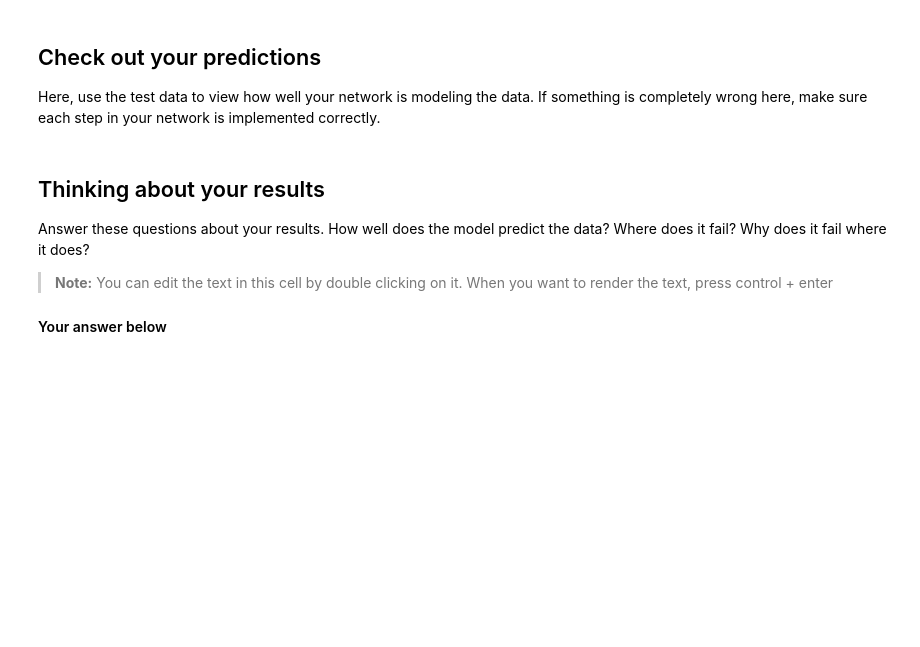
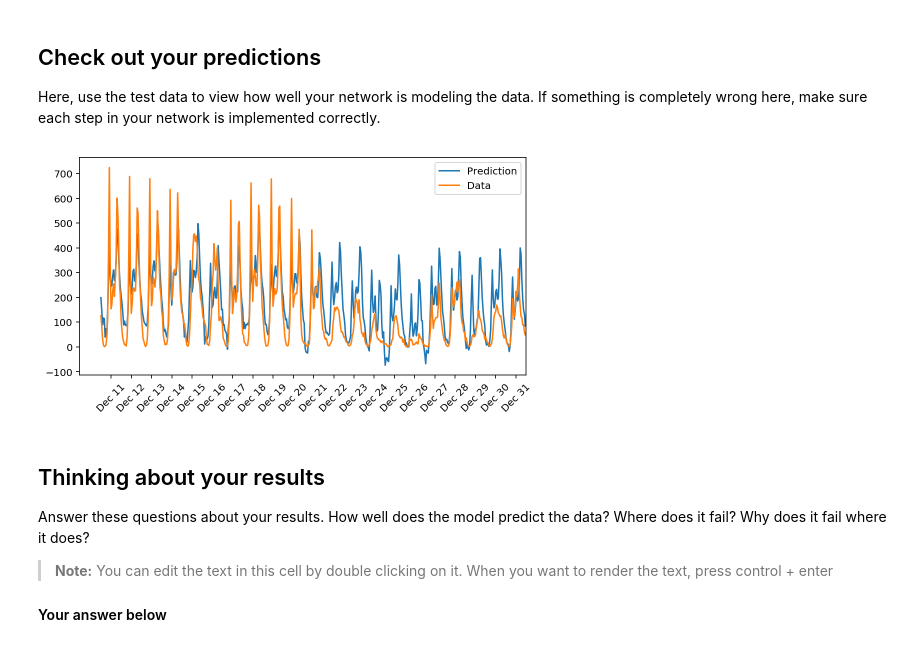
Before and after one commit to AdrianP-/Deeplearning-course, a Jupyter notebook: DLND-your-first-network/dlnd-your-first-neural-network_original.ipynb, the cells around one changed output. Saved outputs shown, nothing was run; the diff lists cells and outputs as text; code cells hidden in the pictures; blank space fills up the shorter version.

```diff
--- a/DLND-your-first-network/dlnd-your-first-neural-network_original.ipynb
+++ b/DLND-your-first-network/dlnd-your-first-neural-network_original.ipynb
@@ -215,17 +240,19 @@ Here, use the test data to view how well your network is modeling the data. If s
 # %%
 fig, ax = plt.subplots(figsize=(8,4))
 
 mean, std = scaled_features['cnt']
 predictions = network.run(test_features)*std + mean
-ax.plot(predictions[0], label='Prediction')
+ax.plot(predictions.T[0], label='Prediction')
 ax.plot((test_targets['cnt']*std + mean).values, label='Data')
 ax.set_xlim(right=len(predictions))
 ax.legend()
 
 dates = pd.to_datetime(rides.ix[test_data.index]['dteday'])
 dates = dates.apply(lambda d: d.strftime('%b %d'))
 ax.set_xticks(np.arange(len(dates))[12::24])
 _ = ax.set_xticklabels(dates[12::24], rotation=45)
+# %% [output]
+[figure, added]
 # %% [markdown]
 ## Thinking about your results
 
```
Also changed, not shown: parts of 6 cells of this notebook, 5 other files.
